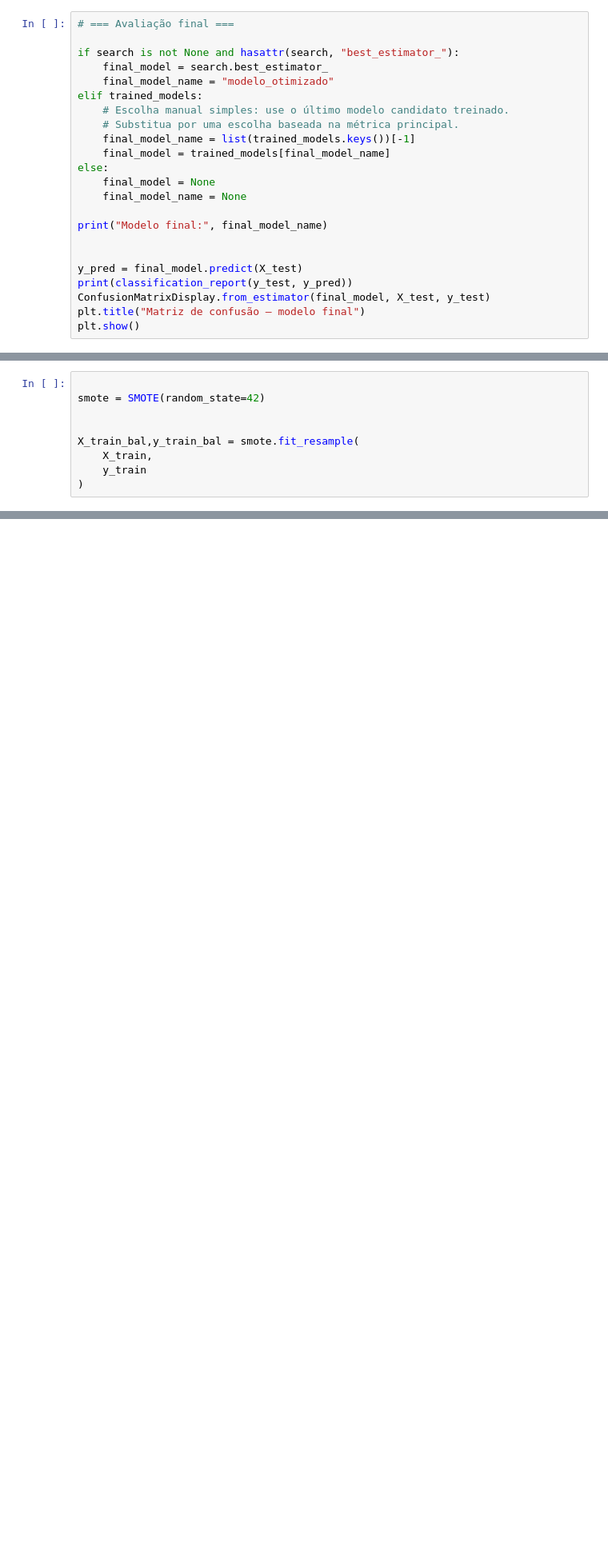
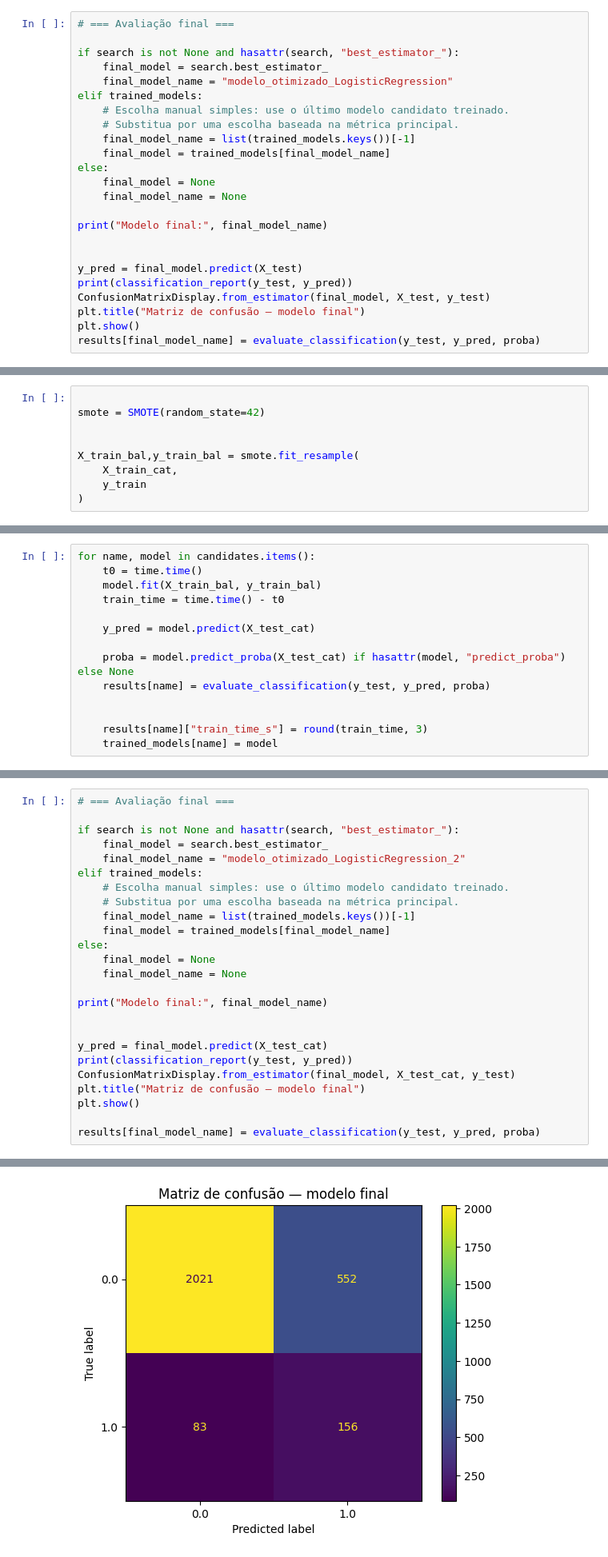
Before and after one commit to marcelastein/MVP-Classificacao_conflitos_militares, a Jupyter notebook: MVP_ML_Classificacao_de_conflitos.ipynb, the cells around one changed output, grey strips where cells are left out. Shown at 80% size. Saved outputs shown, nothing was run; the diff lists cells and outputs as text; blank space fills up the shorter version.

```diff
--- a/MVP_ML_Classificacao_de_conflitos.ipynb
+++ b/MVP_ML_Classificacao_de_conflitos.ipynb
@@ -983,7 +983,7 @@ A busca foi limitada a um conjunto reduzido de combinações para manter o tempo
 
 if search is not None and hasattr(search, "best_estimator_"):
     final_model = search.best_estimator_
-    final_model_name = "modelo_otimizado"
+    final_model_name = "modelo_otimizado_LogisticRegression"
 elif trained_models:
     # Escolha manual simples: use o último modelo candidato treinado.
     # Substitua por uma escolha baseada na métrica principal.
@@ -1001,4 +1001,5 @@ print(classification_report(y_test, y_pred))
 ConfusionMatrixDisplay.from_estimator(final_model, X_test, y_test)
 plt.title("Matriz de confusão — modelo final")
 plt.show()
+results[final_model_name] = evaluate_classification(y_test, y_pred, proba)
 # %% [output]
@@ -1027,6 +1057,6 @@ smote = SMOTE(random_state=42)
 
 
 X_train_bal,y_train_bal = smote.fit_resample(
-    X_train,
+    X_train_cat,
     y_train
 )
@@ -1050,0 +1096,14 @@ ValueError: could not convert string to float: 'Europa'
+# %%
+for name, model in candidates.items():
+    t0 = time.time()
+    model.fit(X_train_bal, y_train_bal)
+    train_time = time.time() - t0
+
+    y_pred = model.predict(X_test_cat)
+
+    proba = model.predict_proba(X_test_cat) if hasattr(model, "predict_proba") else None
+    results[name] = evaluate_classification(y_test, y_pred, proba)
+
+
+    results[name]["train_time_s"] = round(train_time, 3)
+    trained_models[name] = model
@@ -1050,0 +1169,26 @@ ValueError: could not convert string to float: 'Europa'
+# %%
+# === Avaliação final ===
+
+if search is not None and hasattr(search, "best_estimator_"):
+    final_model = search.best_estimator_
+    final_model_name = "modelo_otimizado_LogisticRegression_2"
+elif trained_models:
+    # Escolha manual simples: use o último modelo candidato treinado.
+    # Substitua por uma escolha baseada na métrica principal.
+    final_model_name = list(trained_models.keys())[-1]
+    final_model = trained_models[final_model_name]
+else:
+    final_model = None
+    final_model_name = None
+
+print("Modelo final:", final_model_name)
+
+
+y_pred = final_model.predict(X_test_cat)
+print(classification_report(y_test, y_pred))
+ConfusionMatrixDisplay.from_estimator(final_model, X_test_cat, y_test)
+plt.title("Matriz de confusão — modelo final")
+plt.show()
+
+results[final_model_name] = evaluate_classification(y_test, y_pred, proba)
+# %% [output]
@@ -1050,0 +1204 @@ ValueError: could not convert string to float: 'Europa'
+[figure, added]
```
Also changed, not shown: parts of 11 cells of this notebook.
